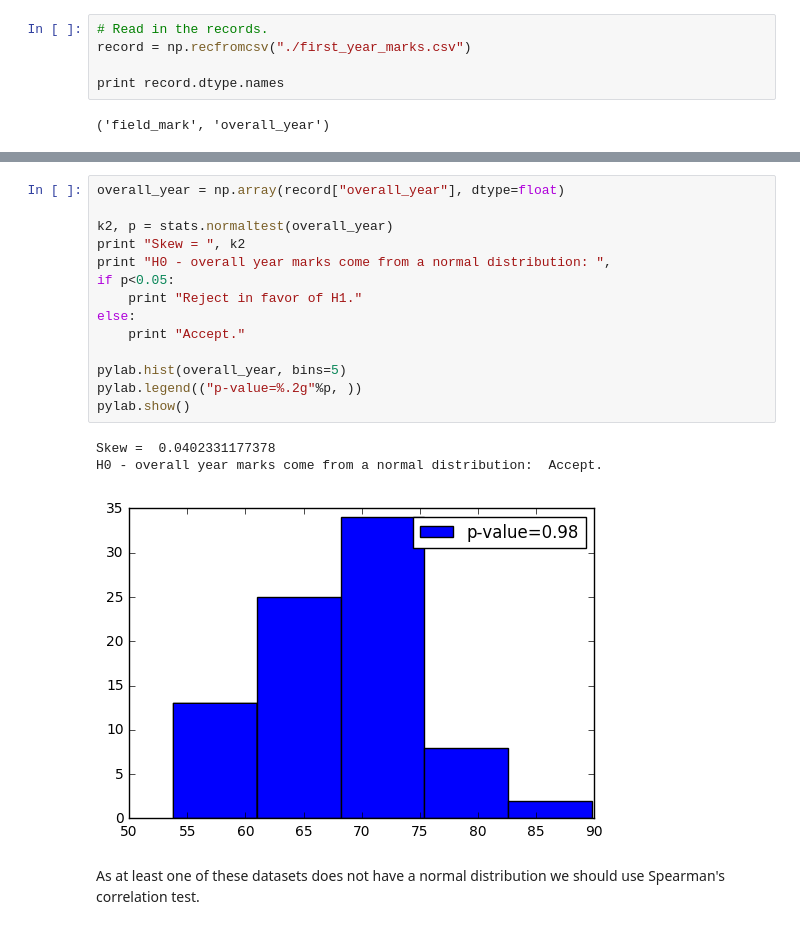
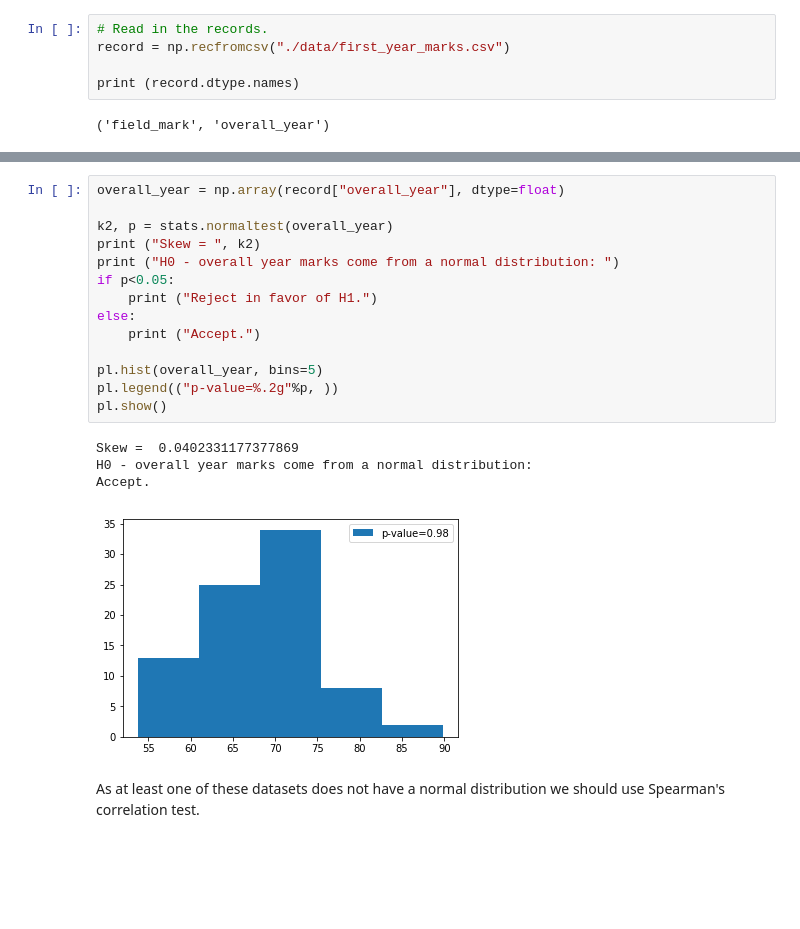
Before and after one commit to alanspencer/IntroductionToStatsForGeoscientists, a Jupyter notebook: Lecture-3.ipynb, the cells around one changed output, grey strips where cells are left out. Drawn from its saved outputs; the diff is of its cells as text; blank space fills up the shorter version.

```diff
--- a/Lecture-3.ipynb
+++ b/Lecture-3.ipynb
@@ -220,9 +218,9 @@ pylab.show()
 # Demo - are the marks distributions normal in first year marks example?
 # %%
 # Read in the records.
-record = np.recfromcsv("./first_year_marks.csv")
+record = np.recfromcsv("./data/first_year_marks.csv")
 
-print record.dtype.names
+print (record.dtype.names)
 # %% [output]
 ('field_mark', 'overall_year')
 # %%
@@ -246,21 +245,22 @@ H0 - field marks come from a normal distribution:  Reject in favor of H1.
 # %%
 overall_year = np.array(record["overall_year"], dtype=float)
 
 k2, p = stats.normaltest(overall_year)
-print "Skew = ", k2
-print "H0 - overall year marks come from a normal distribution: ",
+print ("Skew = ", k2)
+print ("H0 - overall year marks come from a normal distribution: ")
 if p<0.05:
-    print "Reject in favor of H1."
+    print ("Reject in favor of H1.")
 else:
-    print "Accept."
+    print ("Accept.")
 
-pylab.hist(overall_year, bins=5)
-pylab.legend(("p-value=%.2g"%p, ))
-pylab.show()
+pl.hist(overall_year, bins=5)
+pl.legend(("p-value=%.2g"%p, ))
+pl.show()
 # %% [output]
-Skew =  0.0402331177378
-H0 - overall year marks come from a normal distribution:  Accept.
+Skew =  0.0402331177377869
+H0 - overall year marks come from a normal distribution:
+Accept.
-[figure, old version]
+[figure, new version]
 # %% [markdown]
 As at least one of these datasets does not have a normal distribution we should use Spearman's correlation test.
 # %% [markdown]
```
Also changed, not shown: parts of 8 cells of this notebook.
